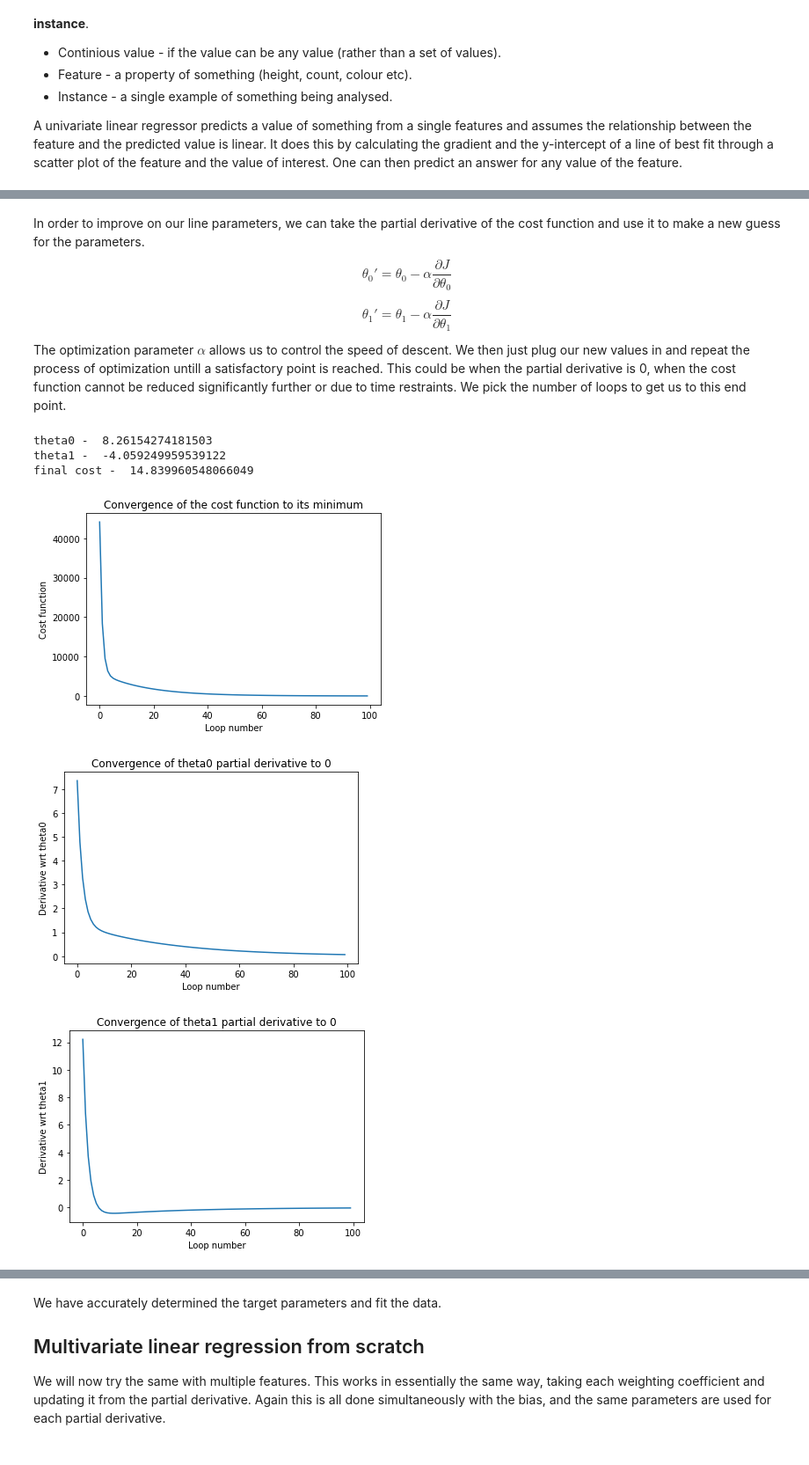
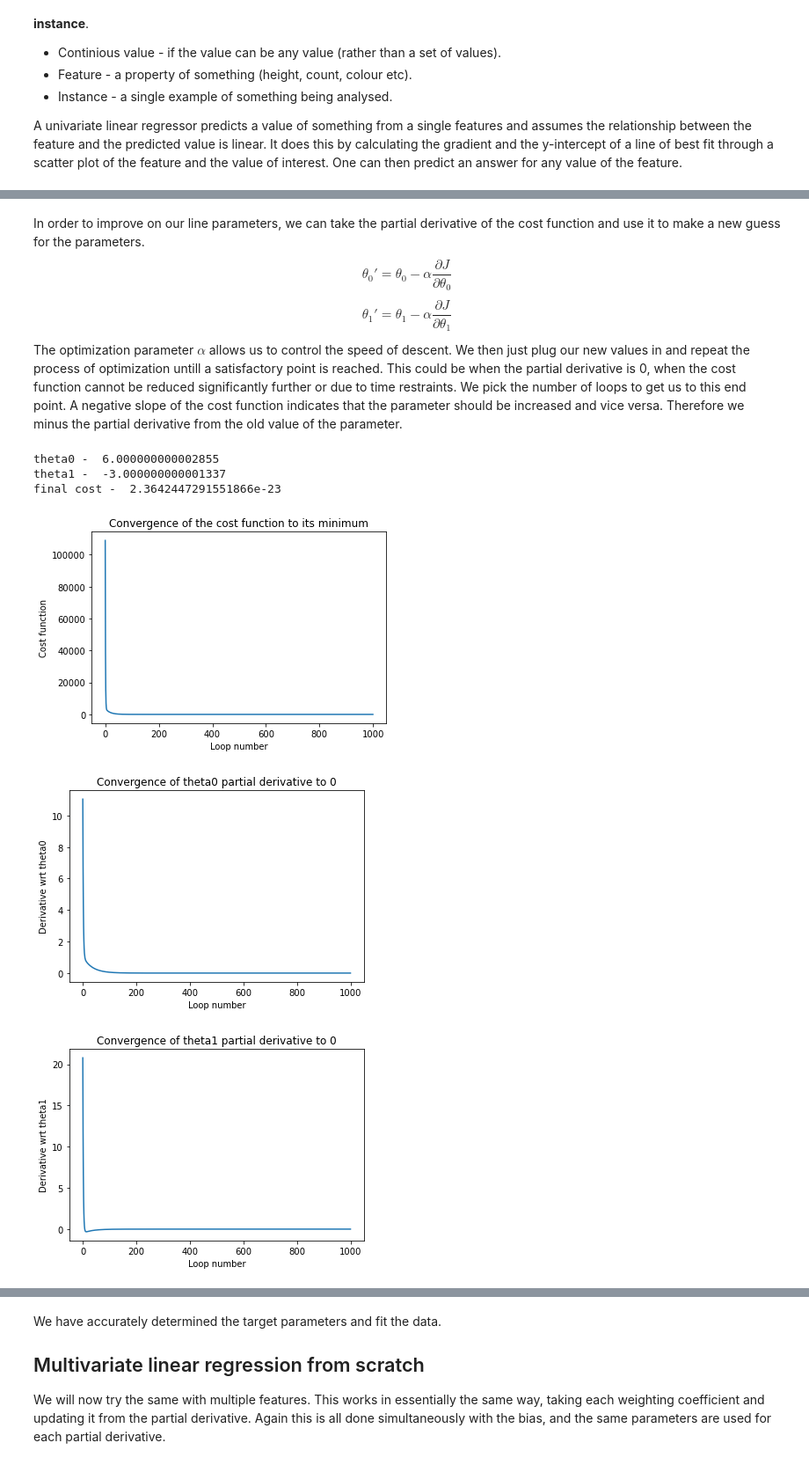
Before and after one commit to foxfoxfox7/Learning-machine-learning, a Jupyter notebook: linear_regression/Linear_regression_from_scratch.ipynb, the cells around one changed output, grey strips where cells are left out. Shown at 88% size. Cells and saved outputs as stored; diff of their text form; code cells hidden in the pictures.

```diff
--- a/linear_regression/Linear_regression_from_scratch.ipynb
+++ b/linear_regression/Linear_regression_from_scratch.ipynb
@@ -74,12 +75,13 @@ initial cost -  120060.0
 In order to improve on our line parameters, we can take the partial derivative of the cost function and use it to make a new guess for the parameters.
 $$\theta_{0}' = \theta_{0} - \alpha \frac{\partial J}{\partial \theta_{0}}$$
 $$\theta_{1}' = \theta_{1} - \alpha \frac{\partial J}{\partial \theta_{1}}$$
-The optimization parameter $\alpha$ allows us to control the speed of descent. We then just plug our new values in and repeat the process of optimization untill a satisfactory point is reached. This could be when the partial derivative is 0, when the cost function cannot be reduced significantly further or due to time restraints. We pick the number of loops to get us to this end point.
+The optimization parameter $\alpha$ allows us to control the speed of descent. We then just plug our new values in and repeat the process of optimization untill a satisfactory point is reached. This could be when the partial derivative is 0, when the cost function cannot be reduced significantly further or due to time restraints. We pick the number of loops to get us to this end point. A negative slope of the cost function indicates that the parameter should be increased and vice versa. Therefore we minus the partial derivative from the old value of the parameter.
 # %%
 # The parameters for our gradient descent (optimising our line of best fit)
 alpha = 0.1
-loops = 100
+loops = 1000
 
+# The containers for tracking the gradient descents
 cost_converge = []
 part_deriv_0 = []
 part_deriv_1 = []
@@ -89,38 +91,38 @@ for ii in range(loops):
     # each can be calculated with the same original th0 and th1
     temp_th0 = th0 - (alpha * pderiv_th0(X, y, alpha, th0, th1))
     temp_th1 = th1 - (alpha * pderiv_th1(X, y, alpha, th0, th1))
     th0 = temp_th0
     th1 = temp_th1
     cost_converge.append(cost_func(X, y, th0, th1))
     part_deriv_0.append(alpha * pderiv_th0(X, y, alpha, th0, th1))
     part_deriv_1.append(alpha * pderiv_th1(X, y, alpha, th0, th1))
 
 # Our new improved theta values and the subsequent cost using these values
 print('theta0 - ', th0)
 print('theta1 - ', th1)
 print('final cost - ', cost_func(X, y, th0, th1))
 
-
+# Plotting the convergence curves
 plt.plot(cost_converge)
 plt.title('Convergence of the cost function to its minimum')
 plt.xlabel('Loop number')
 plt.ylabel('Cost function')
 plt.show()
 plt.plot(part_deriv_0)
 plt.title('Convergence of theta0 partial derivative to 0')
 plt.xlabel('Loop number')
 plt.ylabel('Derivative wrt theta0')
 plt.show()
 plt.plot(part_deriv_1)
 plt.title('Convergence of theta1 partial derivative to 0')
 plt.xlabel('Loop number')
 plt.ylabel('Derivative wrt theta1')
 plt.show()
 # %% [output]
-theta0 -  8.26154274181503
-theta1 -  -4.059249959539122
-final cost -  14.839960548066049
+theta0 -  6.000000000002855
+theta1 -  -3.000000000001337
+final cost -  2.3642447291551866e-23
-[figure, old version]
+[figure, new version]
-[figure, old version]
+[figure, new version]
-[figure, old version]
+[figure, new version]
 # %% [markdown]
```
Also changed, not shown: parts of 12 cells of this notebook, 8 other files.
